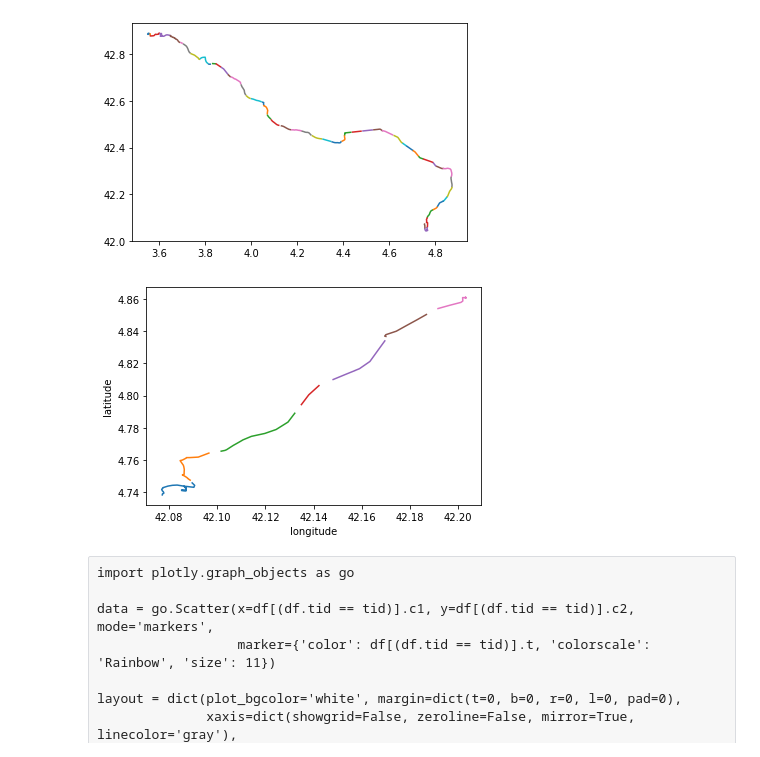
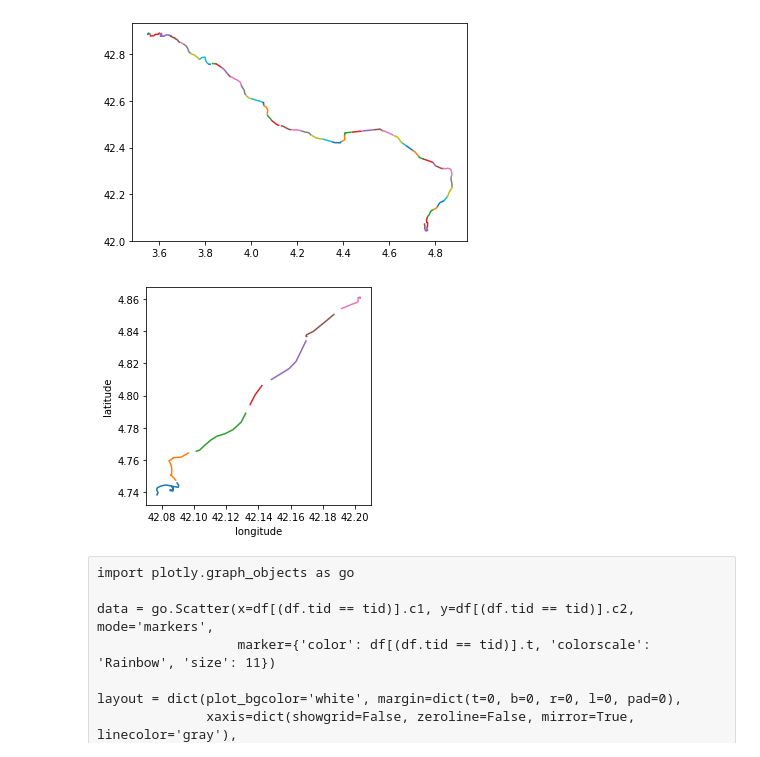
Before and after one commit to cri98li/cri98tj, a Jupyter notebook: Notebooks per grafici/Partizionamento.ipynb, the cells around one changed output. Cells and saved outputs as stored; diff of their text form; code cells hidden in the pictures.

```diff
--- a/Notebooks per grafici/Partizionamento.ipynb
+++ b/Notebooks per grafici/Partizionamento.ipynb
@@ -74,14 +74,14 @@ plt.show()
 # %%
 tid = df.tid.unique()[0]
 for gh in df[df.tid==tid].geohash2.unique():
     plt.plot(df[(df.tid == tid) & (df.geohash2 == gh)].c1, df[(df.tid == tid) & (df.geohash2 == gh)].c2)
-
+plt.gca().set_aspect('equal', adjustable='box')
 plt.ylabel("latitude")
 plt.xlabel("longitude")
 
 plt.savefig("tr geohash.pdf")
 # %% [output]
-[figure, old version]
+[figure, new version]
 # %% [raw]
 import plotly.graph_objects as go
 
```
Also changed, not shown: parts of 6 cells of this notebook.
